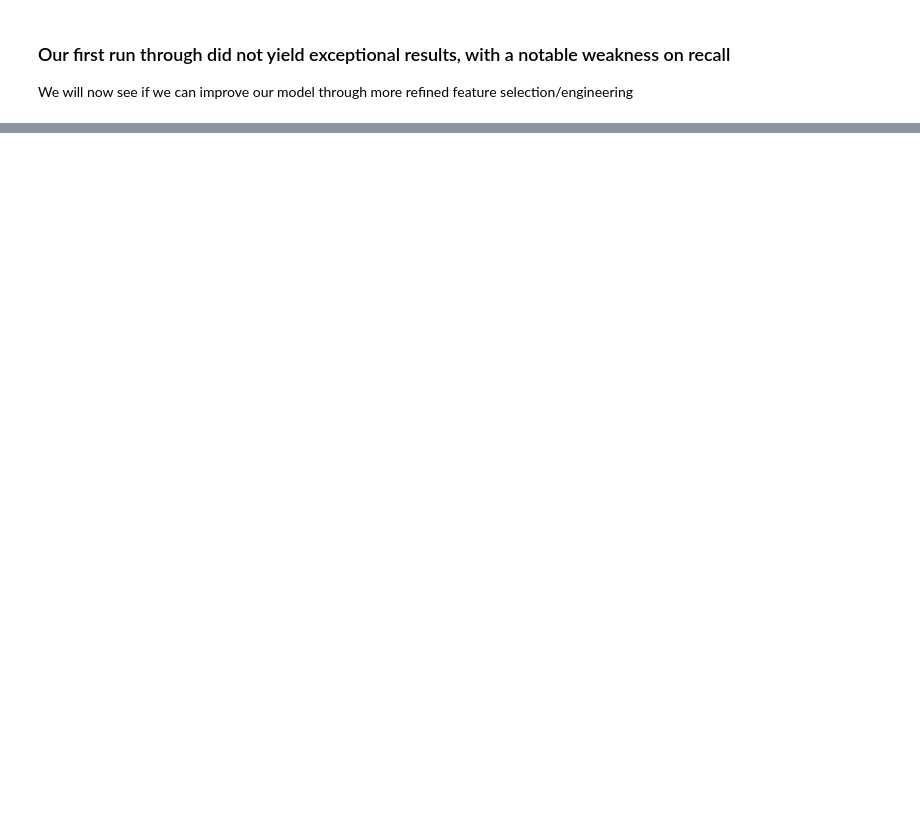
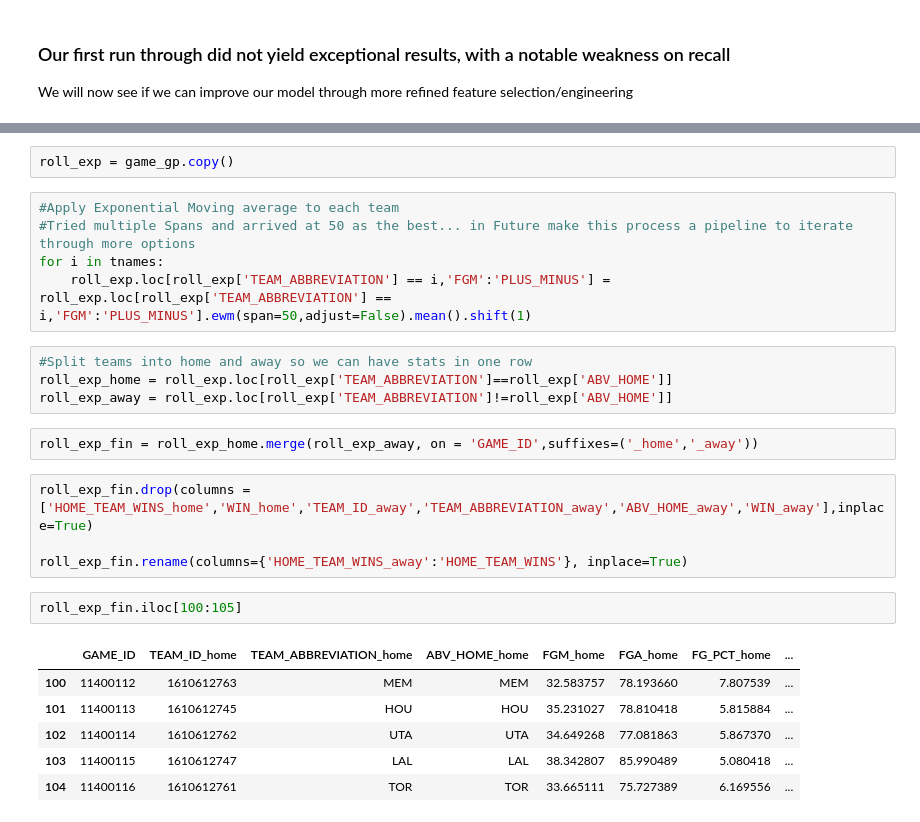
Before and after one commit to candrasc/BasketBall-WinPrediction, a Jupyter notebook: BBall Analysis and Win Prediction.ipynb, the cells around one changed output, grey strips where cells are left out. Drawn from its saved outputs; the diff is of its cells as text; blank space fills up the shorter version.

```diff
--- a/BBall Analysis and Win Prediction.ipynb
+++ b/BBall Analysis and Win Prediction.ipynb
@@ -463,0 +467,26 @@ We will now see if we can improve our model through more refined feature selecti
+# %%
+roll_exp = game_gp.copy()
+# %%
+#Apply Exponential Moving average to each team
+#Tried multiple Spans and arrived at 50 as the best... in Future make this process a pipeline to iterate through more options
+for i in tnames:
+    roll_exp.loc[roll_exp['TEAM_ABBREVIATION'] == i,'FGM':'PLUS_MINUS'] = roll_exp.loc[roll_exp['TEAM_ABBREVIATION'] == i,'FGM':'PLUS_MINUS'].ewm(span=50,adjust=False).mean().shift(1)
+# %%
+#Split teams into home and away so we can have stats in one row
+roll_exp_home = roll_exp.loc[roll_exp['TEAM_ABBREVIATION']==roll_exp['ABV_HOME']]
+roll_exp_away = roll_exp.loc[roll_exp['TEAM_ABBREVIATION']!=roll_exp['ABV_HOME']]
+# %%
+roll_exp_fin = roll_exp_home.merge(roll_exp_away, on = 'GAME_ID',suffixes=('_home','_away'))
+# %%
+roll_exp_fin.drop(columns = ['HOME_TEAM_WINS_home','WIN_home','TEAM_ID_away','TEAM_ABBREVIATION_away','ABV_HOME_away','WIN_away'],inplace=True)
+
+roll_exp_fin.rename(columns={'HOME_TEAM_WINS_away':'HOME_TEAM_WINS'}, inplace=True)
+# %%
+roll_exp_fin.iloc[100:105]
+# %% [output]
+|  | GAME_ID | TEAM_ID_home | TEAM_ABBREVIATION_home | ABV_HOME_home | FGM_home | FGA_home | FG_PCT_home | ... |
+| 100 | 11400112 | 1610612763 | MEM | MEM | 32.583757 | 78.193660 | 7.807539 | ... |
+| 101 | 11400113 | 1610612745 | HOU | HOU | 35.231027 | 78.810418 | 5.815884 | ... |
+| 102 | 11400114 | 1610612762 | UTA | UTA | 34.649268 | 77.081863 | 5.867370 | ... |
+| 103 | 11400115 | 1610612747 | LAL | LAL | 38.342807 | 85.990489 | 5.080418 | ... |
+| 104 | 11400116 | 1610612761 | TOR | TOR | 33.665111 | 75.727389 | 6.169556 | ... |
```
Also changed, not shown: parts of 21 cells of this notebook.
